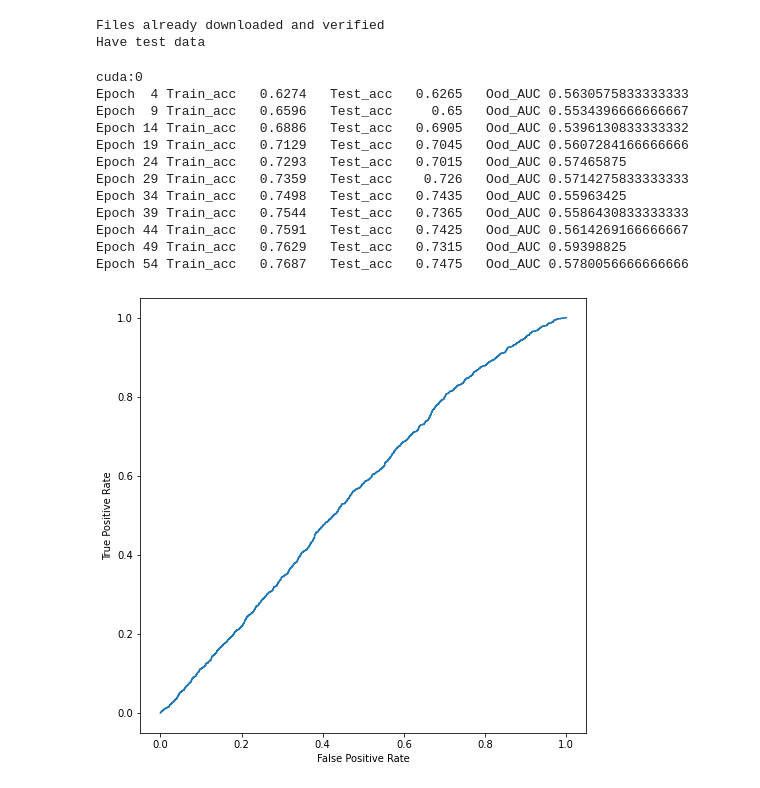
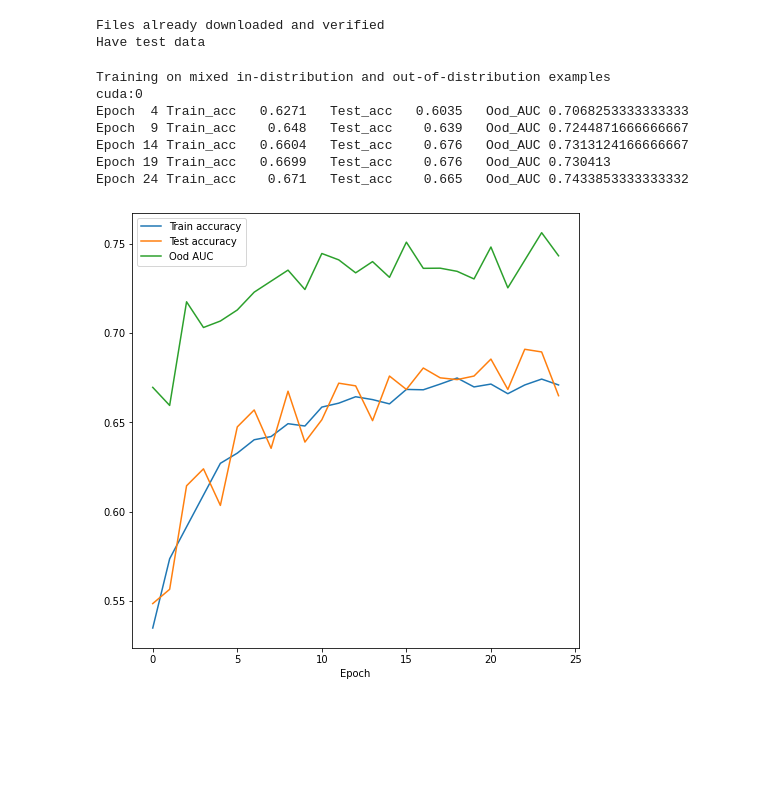
Before and after one commit to edkins/ood-workbook, a Jupyter notebook: ood.ipynb, the cells around one changed output. Cells and saved outputs as stored; diff of their text form; code cells hidden in the pictures; blank space fills up the shorter version.

Commit message:
Expose to ood datapoints during training

```diff
--- a/ood.ipynb
+++ b/ood.ipynb
@@ -44,11 +44,12 @@ class TrainData:
         self._n_classes = len(keep_labels)
 
     def in_distribution_dataset(self):
-        return [(self._X[i], self._y[i]) for i in range(self._n)]
+        return [(self._X[i], (self._y[i], 0)) for i in range(self._n)]
 
     def mixed_dataset(self):
         ind = [(self._X[i], (self._y[i], 0)) for i in range(self._n)]
-        ood = [(self._auxX[i], (0.5, 1)) for i in range(self._auxn)]
+        ood = [(self._auxX[i], (torch.zeros(()), 1)) for i in range(self._auxn)]
+        #ood = []
         return ind + ood
 
     def n_classes(self):
@@ -119,9 +120,9 @@ Files already downloaded and verified
 Have test data
 # %%
 class SimpleCnnModel(torch.nn.Module):
-    def __init__(self):
+    def __init__(self, method):
         super().__init__()
-        self.layers = torch.nn.Sequential(
+        self.base_layers = torch.nn.Sequential(
             torch.nn.Conv2d(3, 32, 3),
             torch.nn.ReLU(),
             torch.nn.MaxPool2d(2, 2),
@@ -131,13 +132,28 @@ class SimpleCnnModel(torch.nn.Module):
             torch.nn.Conv2d(64, 32, 4),
             torch.nn.ReLU(),
             torch.nn.Flatten(),
+        )
+        self.probs_layers = torch.nn.Sequential(
             torch.nn.Linear(288, 1),
             torch.nn.Sigmoid(),
         )
+        self.method = method
+        if method == 'exposure':
+            self.ood_layers = torch.nn.Sequential(
+                torch.nn.Linear(288, 1),
+                torch.nn.Sigmoid(),
+            )
+
 
     def forward(self, x):
-        probs = self.layers(x).flatten(start_dim=0)
-        ood_probs = 1 - (probs * 2 - 1) ** 2
+        x2 = self.base_layers(x)
+        probs = self.probs_layers(x2).flatten(start_dim=0)
+        if self.method == 'confidence':
+            ood_probs = 1 - (probs * 2 - 1) ** 2
+        elif self.method == 'exposure':
+            ood_probs = self.ood_layers(x2).flatten(start_dim=0)
+        else:
+            raise Exception(f"Unrecognized method: {self.method}")
         return probs, ood_probs
 # %%
 from sklearn.metrics import roc_curve, auc
@@ -233,34 +274,20 @@ class Experiment:
         return epochs, train_accs, test_accs, aucs, ood_roc
 # %%
 import matplotlib.pyplot as plt
-e, tr, te, aucs, roc = Experiment()._train()
+e, tr, te, aucs, roc = Experiment('exposure',25)._train()
 plt.rcParams['figure.figsize'] = [8, 8]
 plt.plot(e, tr, label='Train accuracy')
 plt.plot(e, te, label='Test accuracy')
 plt.plot(e, aucs, label='Ood AUC')
 plt.legend()
 plt.xlabel('Epoch')
-#plt.ylabel('Accuracy')
 None
 # %% [output]
+Training on mixed in-distribution and out-of-distribution examples
 cuda:0
-Epoch  4 Train_acc   0.6274   Test_acc   0.6265   Ood_AUC 0.5630575833333333
-Epoch  9 Train_acc   0.6596   Test_acc     0.65   Ood_AUC 0.5534396666666667
-Epoch 14 Train_acc   0.6886   Test_acc   0.6905   Ood_AUC 0.5396130833333332
-Epoch 19 Train_acc   0.7129   Test_acc   0.7045   Ood_AUC 0.5607284166666666
-Epoch 24 Train_acc   0.7293   Test_acc   0.7015   Ood_AUC 0.57465875
-Epoch 29 Train_acc   0.7359   Test_acc    0.726   Ood_AUC 0.5714275833333333
-Epoch 34 Train_acc   0.7498   Test_acc   0.7435   Ood_AUC 0.55963425
-Epoch 39 Train_acc   0.7544   Test_acc   0.7365   Ood_AUC 0.5586430833333333
-Epoch 44 Train_acc   0.7591   Test_acc   0.7425   Ood_AUC 0.5614269166666667
-Epoch 49 Train_acc   0.7629   Test_acc   0.7315   Ood_AUC 0.59398825
-Epoch 54 Train_acc   0.7687   Test_acc   0.7475   Ood_AUC 0.5780056666666666
+Epoch  4 Train_acc   0.6271   Test_acc   0.6035   Ood_AUC 0.7068253333333333
+Epoch  9 Train_acc    0.648   Test_acc    0.639   Ood_AUC 0.7244871666666667
+Epoch 14 Train_acc   0.6604   Test_acc    0.676   Ood_AUC 0.7313124166666667
+Epoch 19 Train_acc   0.6699   Test_acc    0.676   Ood_AUC 0.730413
+Epoch 24 Train_acc    0.671   Test_acc    0.665   Ood_AUC 0.7433853333333332
+[figure, added]
-# %%
-from sklearn.metrics import RocCurveDisplay
-
-fpr, tpr, thresholds = roc
-plt.rcParams['figure.figsize'] = [8, 8]
-RocCurveDisplay(fpr=fpr, tpr=tpr).plot()
-None
-# %% [output]
-[figure, removed]
```
Also changed, not shown: parts of 2 cells of this notebook.
